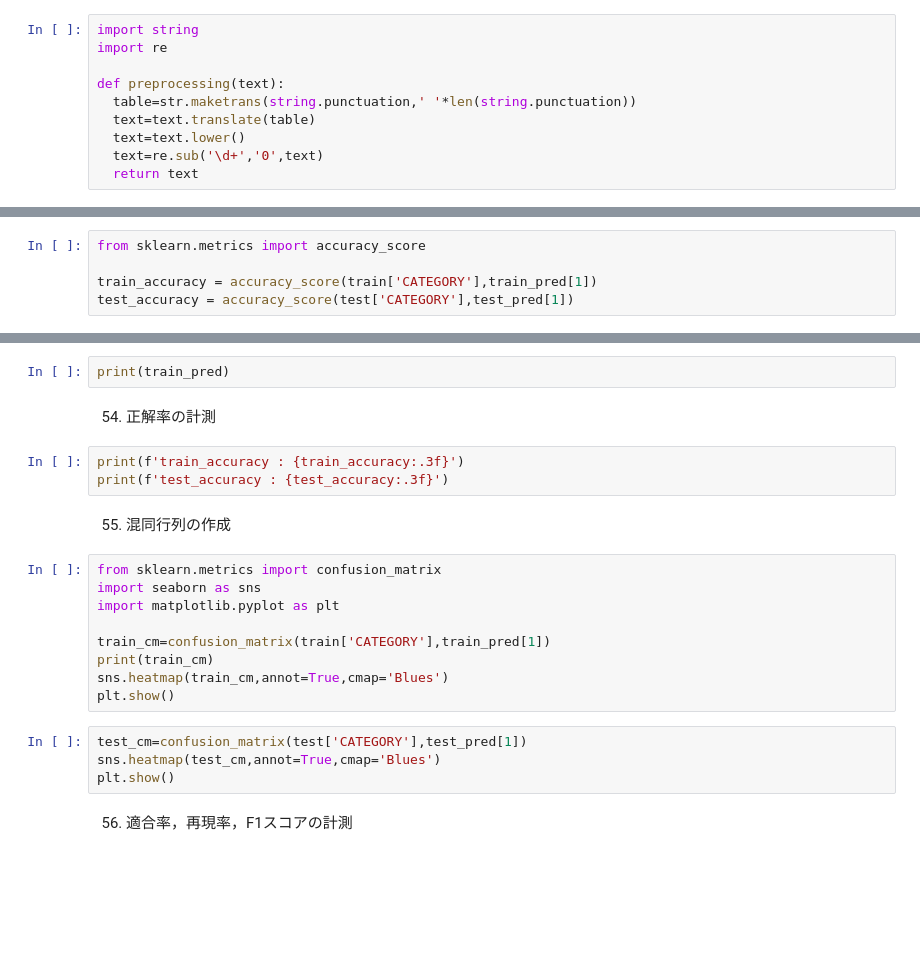
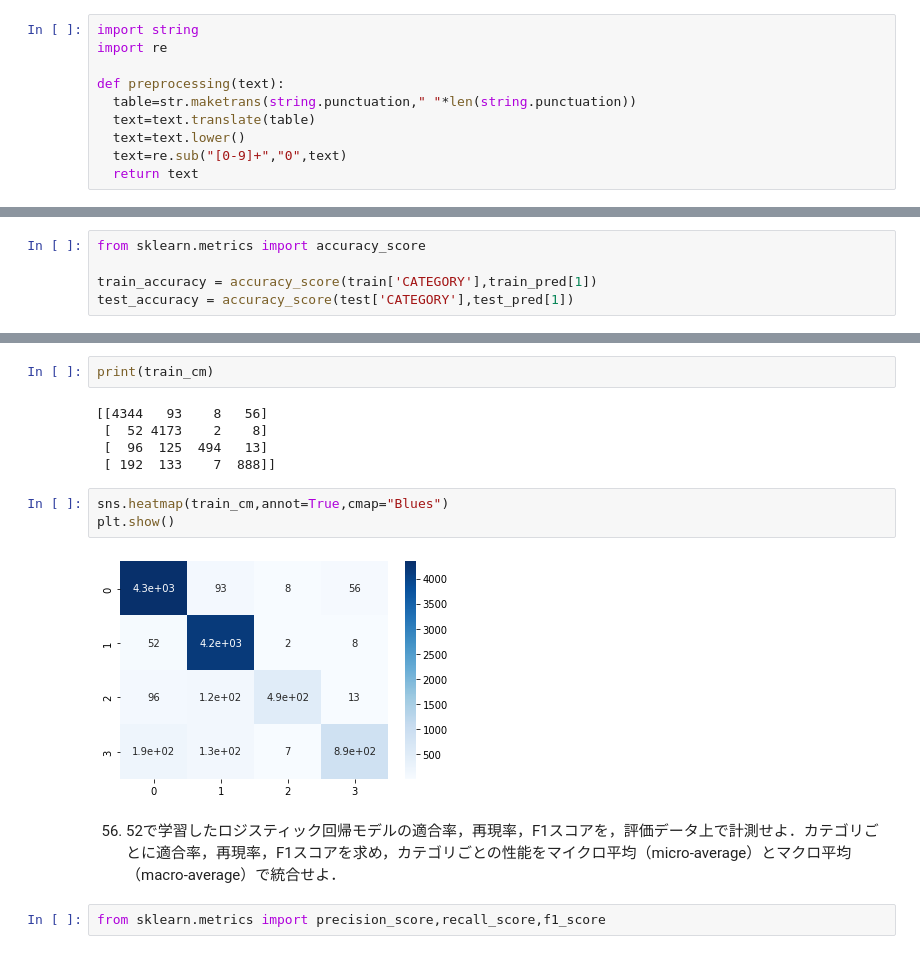
Before and after one commit to bird0401/NLP_100_knock, a Jupyter notebook: chap6.ipynb, the cells around one changed output, grey strips where cells are left out. Cells and saved outputs as stored; diff of their text form; blank space fills up the shorter version.

```diff
--- a/chap6.ipynb
+++ b/chap6.ipynb
@@ -48,10 +115,10 @@ import string
 import re
 
 def preprocessing(text):
-  table=str.maketrans(string.punctuation,' '*len(string.punctuation))
+  table=str.maketrans(string.punctuation," "*len(string.punctuation))
   text=text.translate(table)
   text=text.lower()
-  text=re.sub('\d+','0',text)
+  text=re.sub("[0-9]+","0",text)
   return text
 # %%
 df=pd.concat([train,valid,test],axis=0)
@@ -102,25 +204,17 @@ test_accuracy = accuracy_score(test['CATEGORY'],test_pred[1])
 # %%
-print(train_pred)
+print(train_cm)
+# %% [output]
+[[4344   93    8   56]
+ [  52 4173    2    8]
+ [  96  125  494   13]
+ [ 192  133    7  888]]
-# %% [markdown]
-54. 正解率の計測
-# %%
-print(f'train_accuracy : {train_accuracy:.3f}')
-print(f'test_accuracy : {test_accuracy:.3f}')
-# %% [markdown]
-55. 混同行列の作成
-# %%
-from sklearn.metrics import confusion_matrix
-import seaborn as sns
-import matplotlib.pyplot as plt
-
-train_cm=confusion_matrix(train['CATEGORY'],train_pred[1])
-print(train_cm)
-sns.heatmap(train_cm,annot=True,cmap='Blues')
-plt.show()
 # %%
-test_cm=confusion_matrix(test['CATEGORY'],test_pred[1])
-sns.heatmap(test_cm,annot=True,cmap='Blues')
+sns.heatmap(train_cm,annot=True,cmap="Blues")
 plt.show()
+# %% [output]
+[figure, added]
-# %% [markdown]
-56. 適合率，再現率，F1スコアの計測
+# %% [markdown]
+56. 52で学習したロジスティック回帰モデルの適合率，再現率，F1スコアを，評価データ上で計測せよ．カテゴリごとに適合率，再現率，F1スコアを求め，カテゴリごとの性能をマイクロ平均（micro-average）とマクロ平均（macro-average）で統合せよ．
+# %%
+from sklearn.metrics import precision_score,recall_score,f1_score
 # %%
```
Also changed, not shown: parts of 51 cells of this notebook.
